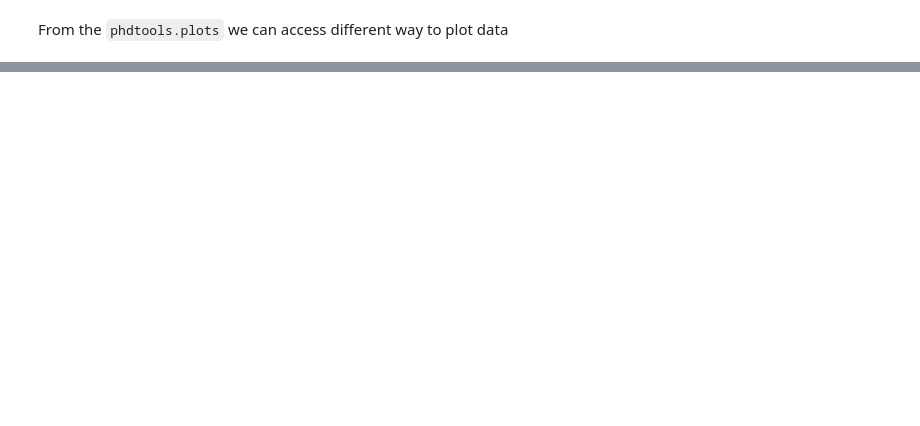
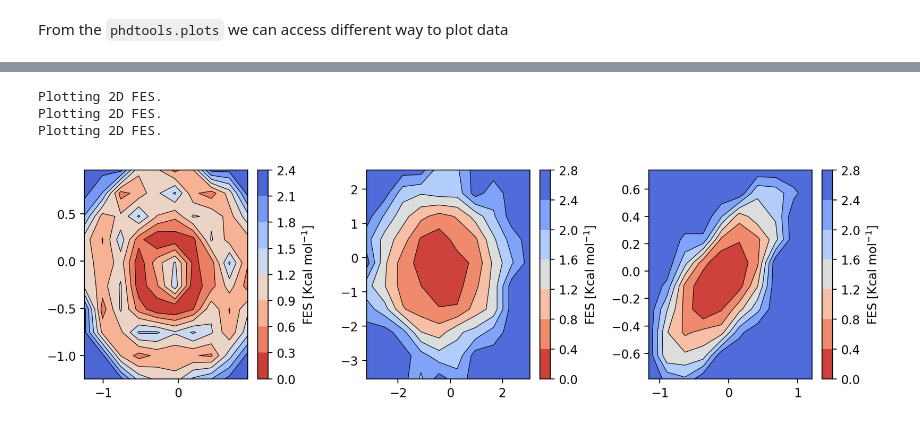
Before and after one commit to AGardinon/PHDtools, a Jupyter notebook: example/notebook/1_DataHandling_and_Plots.ipynb, the cells around one changed output, grey strips where cells are left out. Cells and saved outputs as stored; diff of their text form; code cells hidden in the pictures; blank space fills up the shorter version.

```diff
--- a/example/notebook/1_DataHandling_and_Plots.ipynb
+++ b/example/notebook/1_DataHandling_and_Plots.ipynb
@@ -104,0 +130,38 @@ fig1.tight_layout()
+# %%
+fig3_setup = dict(
+    P = 3,
+    max_col = 3,
+    fig_frame = (3.3,3),
+    res = 200
+)
+# %%
+data_list = [X, X2dG, X2dG_norm]
+# %%
+fig3, ax = plots.get_axes(**fig3_setup)
+
+FES_calc = computes.fes.FES(units='kcal',
+                            temp=300)
+
+for i,D in enumerate(data_list):
+
+    fes_compute_tmp = dict(
+        X = D[:,0],
+        Y = D[:,1],
+        bins = 10
+    )
+    fes_plot = dict(
+        figure=fig3,
+        axes=ax[i],
+        levels = 7,
+        contlabels = False,
+        cbar_label = r'FES [Kcal mol$^{-1}$]'
+    )
+
+    fes_output = FES_calc.fit_plot(**fes_compute_tmp, plotArgs=fes_plot)
+
+fig3.tight_layout()
+# %% [output]
+Plotting 2D FES.
+Plotting 2D FES.
+Plotting 2D FES.
+[figure, added]
```
Also changed, not shown: parts of 9 cells of this notebook, 1 other file.
